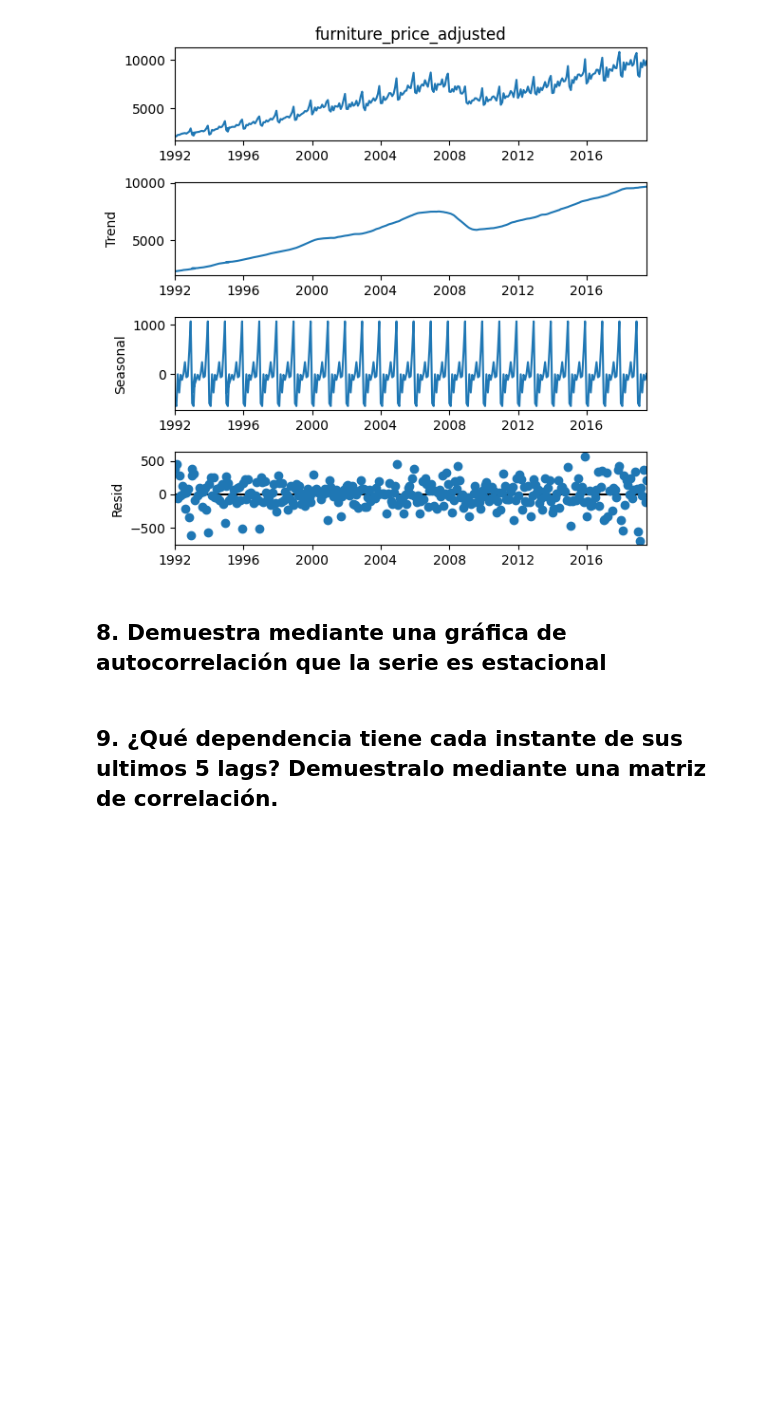
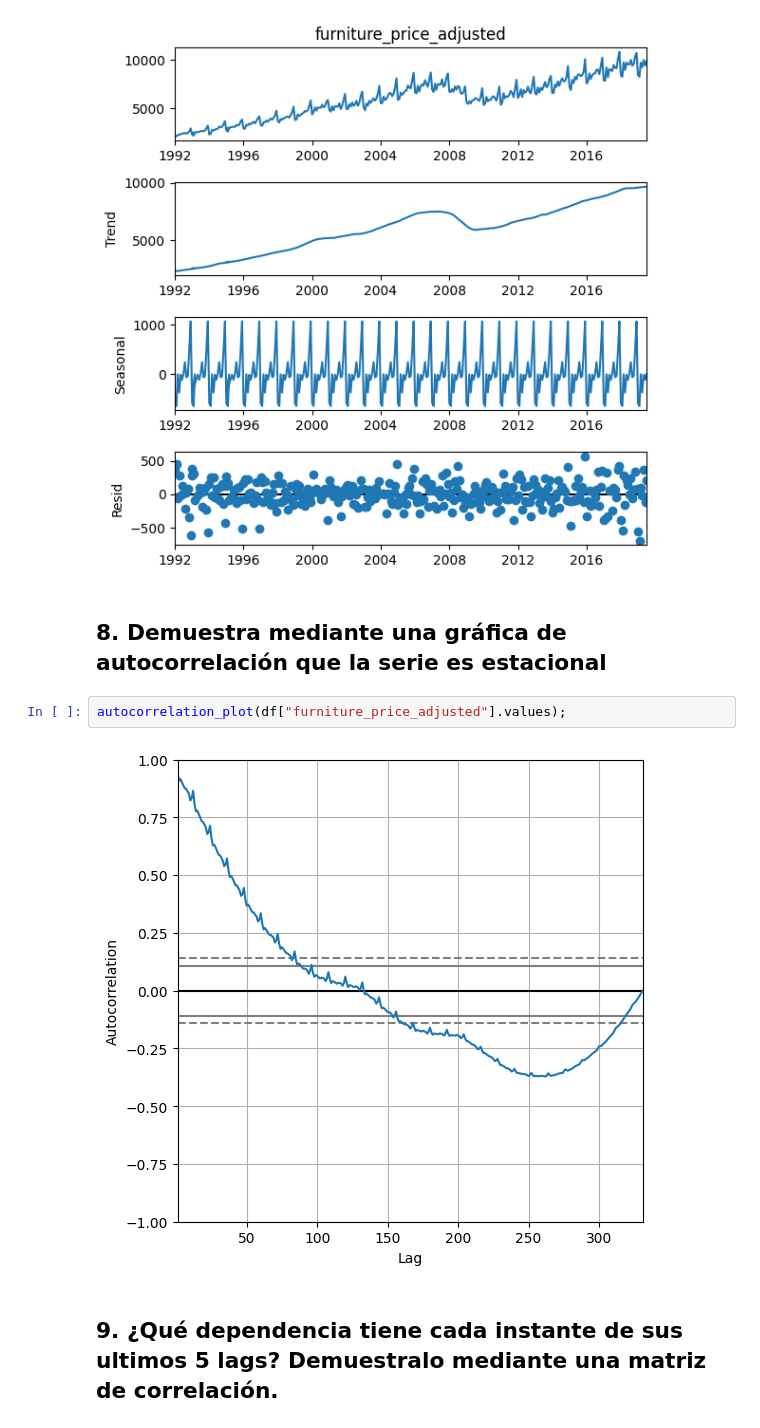
Before and after one commit to josemanuelgonzalezfornell/Machine_Learning, a Jupyter notebook: 3-Time_Series/ejercicios/1_ejercicio time series analysis.ipynb, the cells around one changed output. Drawn from its saved outputs; the diff is of its cells as text; blank space fills up the shorter version.

```diff
--- a/3-Time_Series/ejercicios/1_ejercicio time series analysis.ipynb
+++ b/3-Time_Series/ejercicios/1_ejercicio time series analysis.ipynb
@@ -180,5 +178,9 @@ result_add.plot();
 [figure]
 # %% [markdown]
 ## 8. Demuestra mediante una gráfica de autocorrelación que la serie es estacional
+# %%
+autocorrelation_plot(df["furniture_price_adjusted"].values);
+# %% [output]
+[figure, added]
 # %% [markdown]
 ## 9. ¿Qué dependencia tiene cada instante de sus ultimos 5 lags? Demuestralo mediante una matriz de correlación.
```
Also changed, not shown: parts of 7 cells of this notebook.
